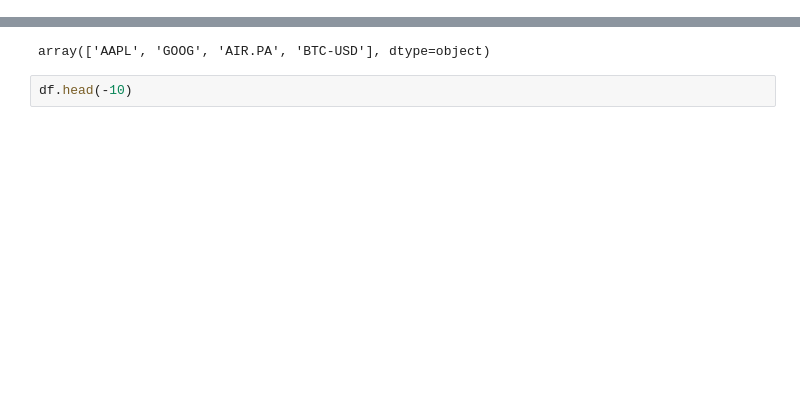
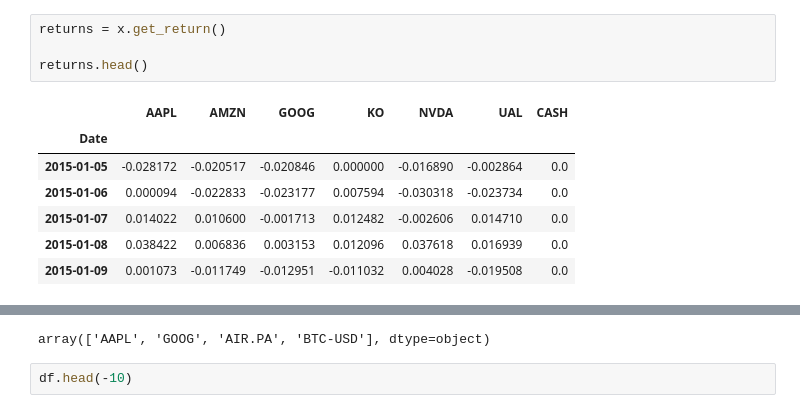
Before and after one commit to salemileandro/pynanz, a Jupyter notebook: Test.ipynb, the cells around one changed output, grey strips where cells are left out. Cells and saved outputs as stored; diff of their text form; blank space fills up the shorter version.

```diff
--- a/Untitled.ipynb
+++ b/Test.ipynb
@@ -54,0 +78,12 @@ healthcare 0.029000001
+# %%
+returns = x.get_return()
+
+returns.head()
+# %% [output]
+|  | AAPL | AMZN | GOOG | KO | NVDA | UAL | CASH |
+| Date |  |  |  |  |  |  |  |
+| 2015-01-05 | -0.028172 | -0.020517 | -0.020846 | 0.000000 | -0.016890 | -0.002864 | 0.0 |
+| 2015-01-06 | 0.000094 | -0.022833 | -0.023177 | 0.007594 | -0.030318 | -0.023734 | 0.0 |
+| 2015-01-07 | 0.014022 | 0.010600 | -0.001713 | 0.012482 | -0.002606 | 0.014710 | 0.0 |
+| 2015-01-08 | 0.038422 | 0.006836 | 0.003153 | 0.012096 | 0.037618 | 0.016939 | 0.0 |
+| 2015-01-09 | 0.001073 | -0.011749 | -0.012951 | -0.011032 | 0.004028 | -0.019508 | 0.0 |
```
Also changed, not shown: parts of 10 cells of this notebook, 19 other files.
